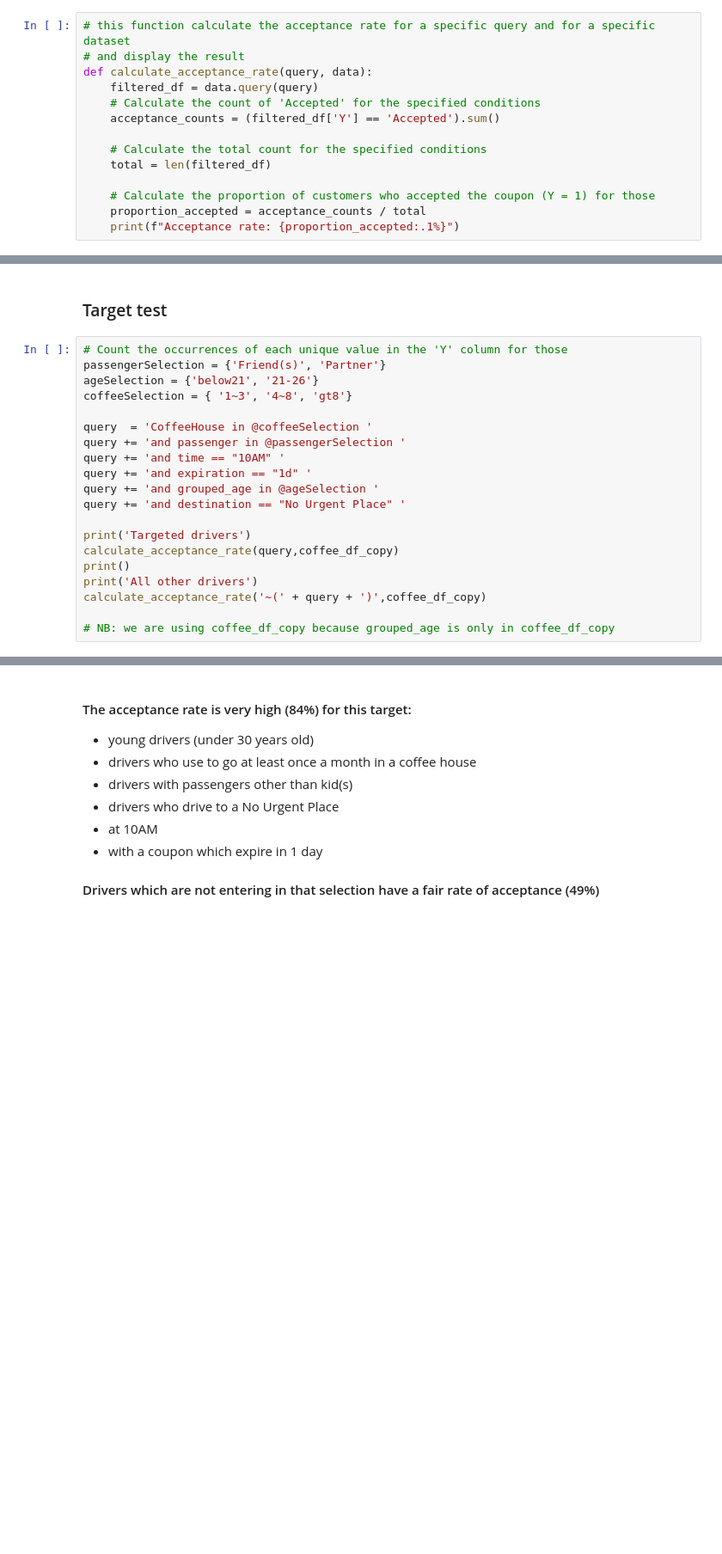
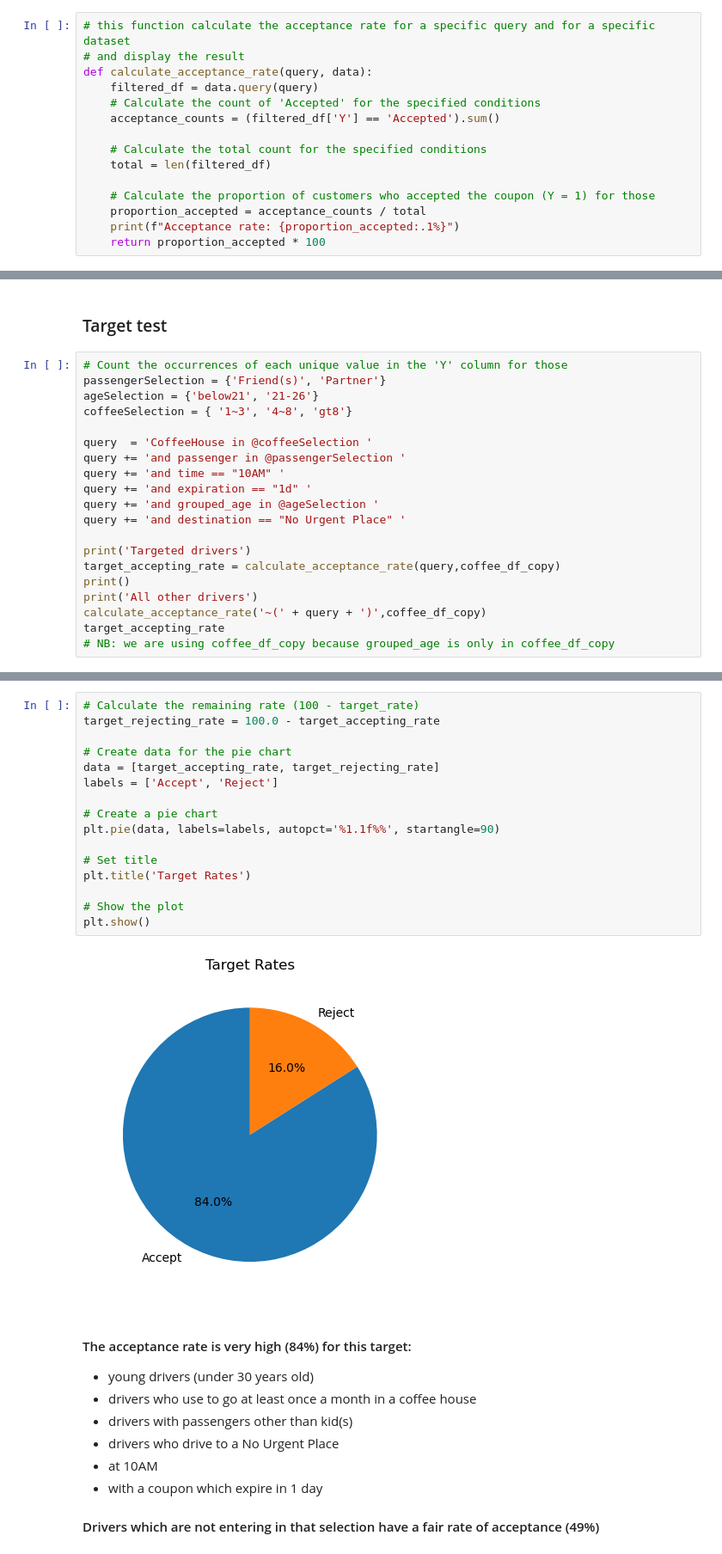
Before and after one commit to justaurelia/ML_AI_work, a Jupyter notebook: main_notebook.ipynb, the cells around one changed output, grey strips where cells are left out. Shown: that part at 86% size. Cells and saved outputs as stored; diff of their text form; blank space fills up the shorter version.

```diff
--- a/main_notebook.ipynb
+++ b/main_notebook.ipynb
@@ -483,6 +483,7 @@ def calculate_acceptance_rate(query, data):
     # Calculate the proportion of customers who accepted the coupon (Y = 1) for those
     proportion_accepted = acceptance_counts / total
     print(f"Acceptance rate: {proportion_accepted:.1%}")
+    return proportion_accepted * 100
 # %%
 print('Drivers who went to a bar 3 or fewer times a month ')
 fewTimes = {'never', 'less1', '1~3'}
@@ -950,11 +1001,11 @@ query += 'and grouped_age in @ageSelection '
 query += 'and destination == "No Urgent Place" '
 
 print('Targeted drivers')
-calculate_acceptance_rate(query,coffee_df_copy)
+target_accepting_rate = calculate_acceptance_rate(query,coffee_df_copy)
 print()
 print('All other drivers')
 calculate_acceptance_rate('~(' + query + ')',coffee_df_copy)
-
+target_accepting_rate
 # NB: we are using coffee_df_copy because grouped_age is only in coffee_df_copy
 # %% [output]
 Targeted drivers
@@ -965,3 +1017,21 @@ Acceptance rate: 49.7%
+# %%
+# Calculate the remaining rate (100 - target_rate)
+target_rejecting_rate = 100.0 - target_accepting_rate
+
+# Create data for the pie chart
+data = [target_accepting_rate, target_rejecting_rate]
+labels = ['Accept', 'Reject']
+
+# Create a pie chart
+plt.pie(data, labels=labels, autopct='%1.1f%%', startangle=90)
+
+# Set title
+plt.title('Target Rates')
+
+# Show the plot
+plt.show()
+# %% [output]
+[figure, added]
 # %% [markdown]
 #### The acceptance rate is very high (84%) for this target:
 - young drivers (under 30 years old)
```
Also changed, not shown: parts of 9 cells of this notebook.
